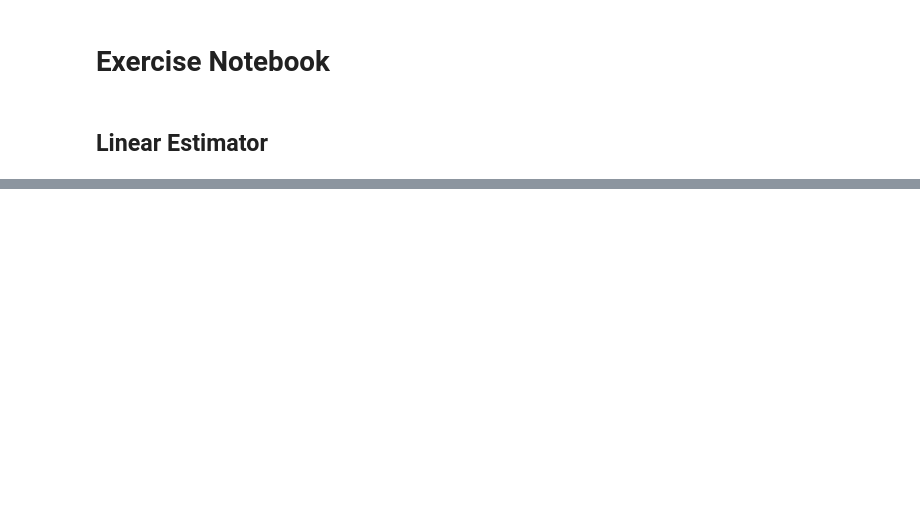
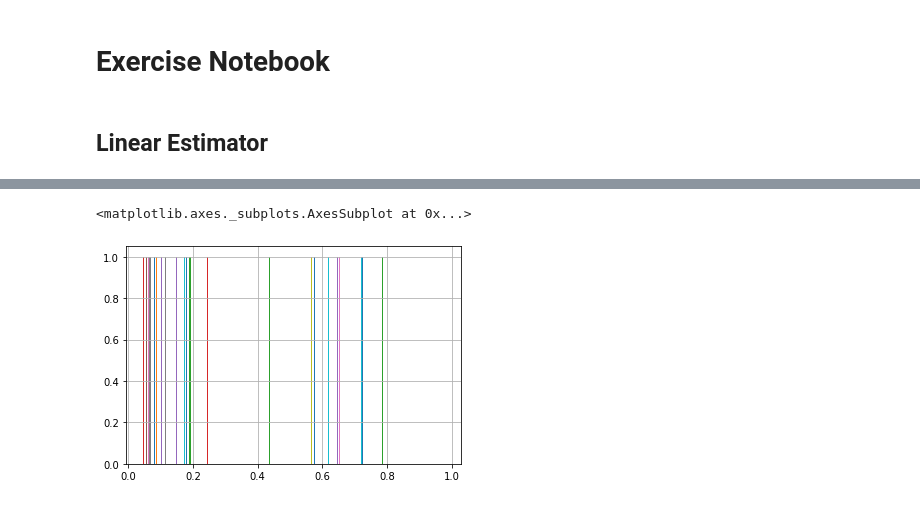
Before and after one commit to ABoghi/TensorFlowProj, a Jupyter notebook: exercise_nb.ipynb, the cells around one changed output, grey strips where cells are left out. Drawn from its saved outputs; the diff is of its cells as text; code cells hidden in the pictures; blank space fills up the shorter version.

```diff
--- a/exercise_nb.ipynb
+++ b/exercise_nb.ipynb
@@ -138,0 +122,5 @@ for pred in pred_dicts:
+# %%
+prediction_df['logistic'].hist()
+# %% [output]
+<matplotlib.axes._subplots.AxesSubplot at 0x...>
+[figure, added]
```
Also changed, not shown: parts of 20 cells of this notebook, 2 other files.
